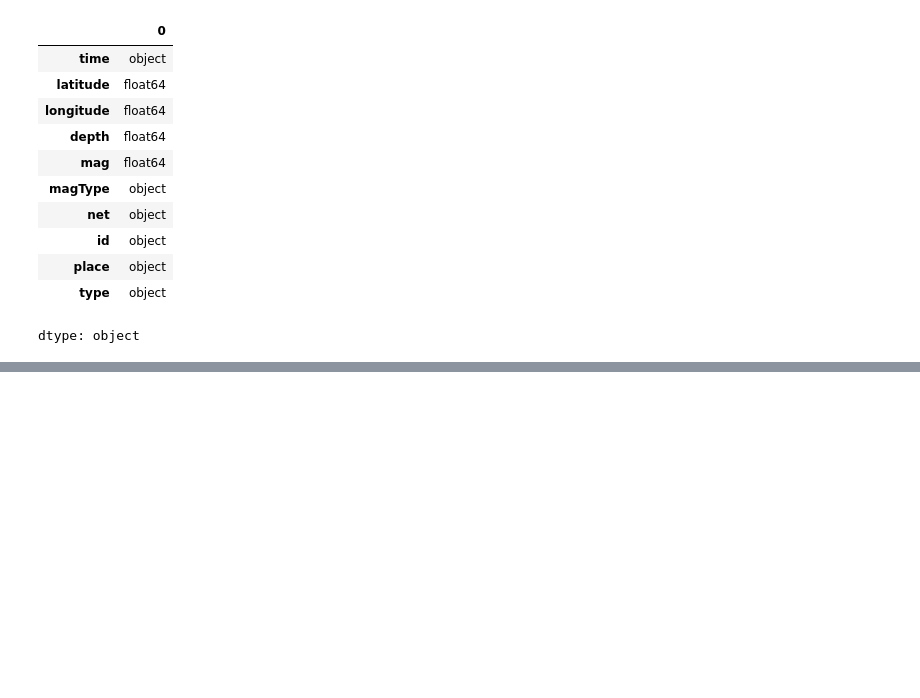
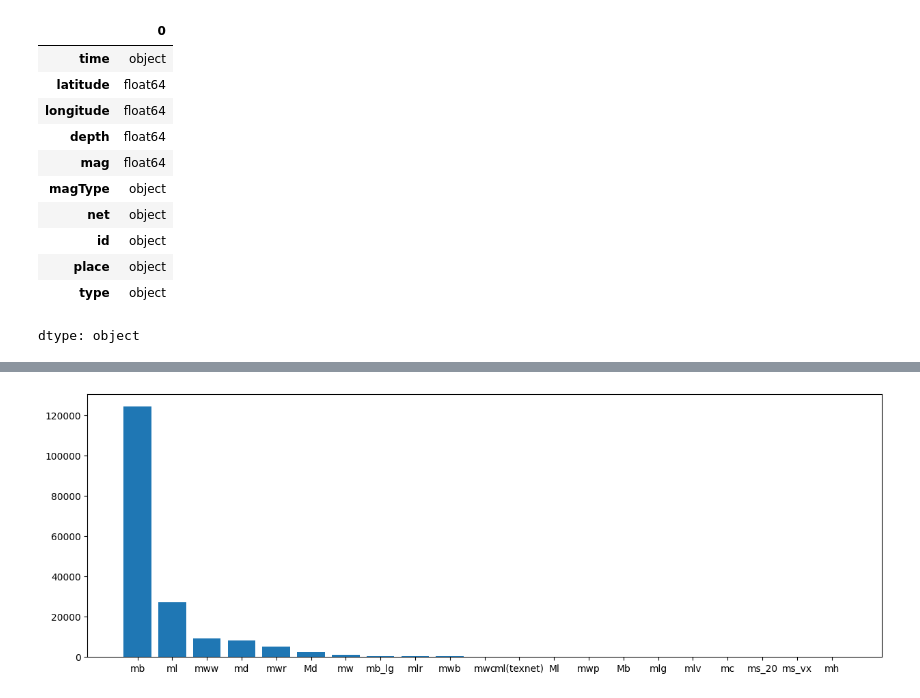
Before and after one commit to CameronKoP4/earthquake-dataset-analysis, a Jupyter notebook: Earthquakes_Dataset.ipynb, the cells around one changed output, grey strips where cells are left out. Drawn from its saved outputs; the diff is of its cells as text; code cells hidden in the pictures; blank space fills up the shorter version.

```diff
--- a/Earthquakes_Dataset.ipynb
+++ b/Earthquakes_Dataset.ipynb
@@ -74,0 +96,9 @@ dtype: object
+# %%
+magtype_counts = df["magType"].value_counts()
+
+plt.figure(figsize=(15, 5))
+plt.bar(magtype_counts.index, magtype_counts.values)
+
+plt.show()
+# %% [output]
+[figure, added]
```
Also changed, not shown: parts of 6 cells of this notebook.
